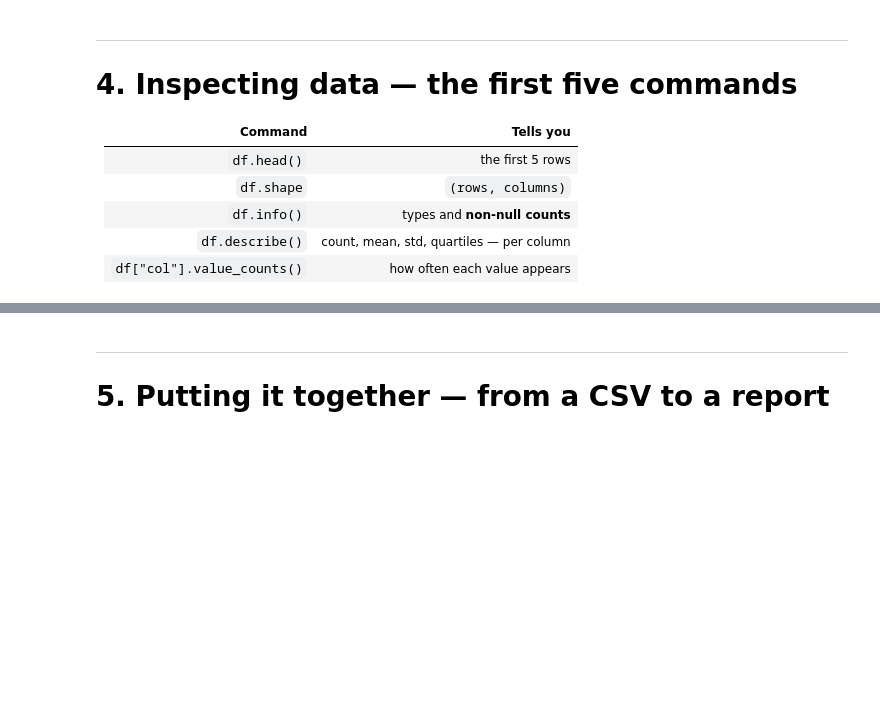
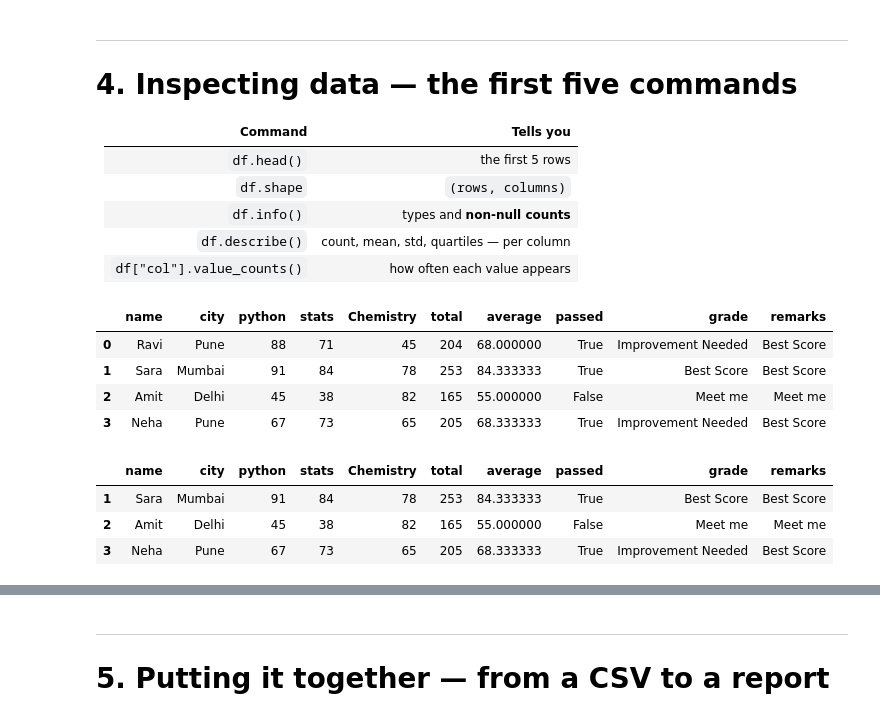
Before and after one commit to Chava-Sai/Artificial-Intelligence-Course, a Jupyter notebook: Day-15-pandas-Series-DataFrames/Day15_Teaching_Notebook.ipynb, the cells around one changed output, grey strips where cells are left out. Cells and saved outputs as stored; diff of their text form; code cells hidden in the pictures; blank space fills up the shorter version.

```diff
--- a/Day-15-pandas-Series-DataFrames/Day15_Teaching_Notebook.ipynb
+++ b/Day-15-pandas-Series-DataFrames/Day15_Teaching_Notebook.ipynb
@@ -222,5 +339,5 @@ df
 # %%
 # np.where from Day 13 works on columns too
-df["grade"] = np.where(df["average"] >= 80, "A",
-              np.where(df["average"] >= 60, "B", "C"))
+df["grade"] = np.where(df["average"] >= 80, "Best Score",
+              np.where(df["average"] >= 60, "Improvement Needed", "Meet me"))
 df[["name", "average", "grade"]]
@@ -263,6 +386,19 @@ print(f"about {loop_time/vec_time:.0f}x faster")
 | `df.describe()` | count, mean, std, quartiles — per column |
 | `df["col"].value_counts()` | how often each value appears |
 # %%
-df.head(3)
+df.head()
+# %% [output]
+|  | name | city | python | stats | Chemistry | total | average | passed | grade | remarks |
+| 0 | Ravi | Pune | 88 | 71 | 45 | 204 | 68.000000 | True | Improvement Needed | Best Score |
+| 1 | Sara | Mumbai | 91 | 84 | 78 | 253 | 84.333333 | True | Best Score | Best Score |
+| 2 | Amit | Delhi | 45 | 38 | 82 | 165 | 55.000000 | False | Meet me | Meet me |
+| 3 | Neha | Pune | 67 | 73 | 65 | 205 | 68.333333 | True | Improvement Needed | Best Score |
+# %%
+df.tail()
+# %% [output]
+|  | name | city | python | stats | Chemistry | total | average | passed | grade | remarks |
+| 1 | Sara | Mumbai | 91 | 84 | 78 | 253 | 84.333333 | True | Best Score | Best Score |
+| 2 | Amit | Delhi | 45 | 38 | 82 | 165 | 55.000000 | False | Meet me | Meet me |
+| 3 | Neha | Pune | 67 | 73 | 65 | 205 | 68.333333 | True | Improvement Needed | Best Score |
 # %%
 df.info()
```
Also changed, not shown: parts of 22 cells of this notebook, 8 other files.
